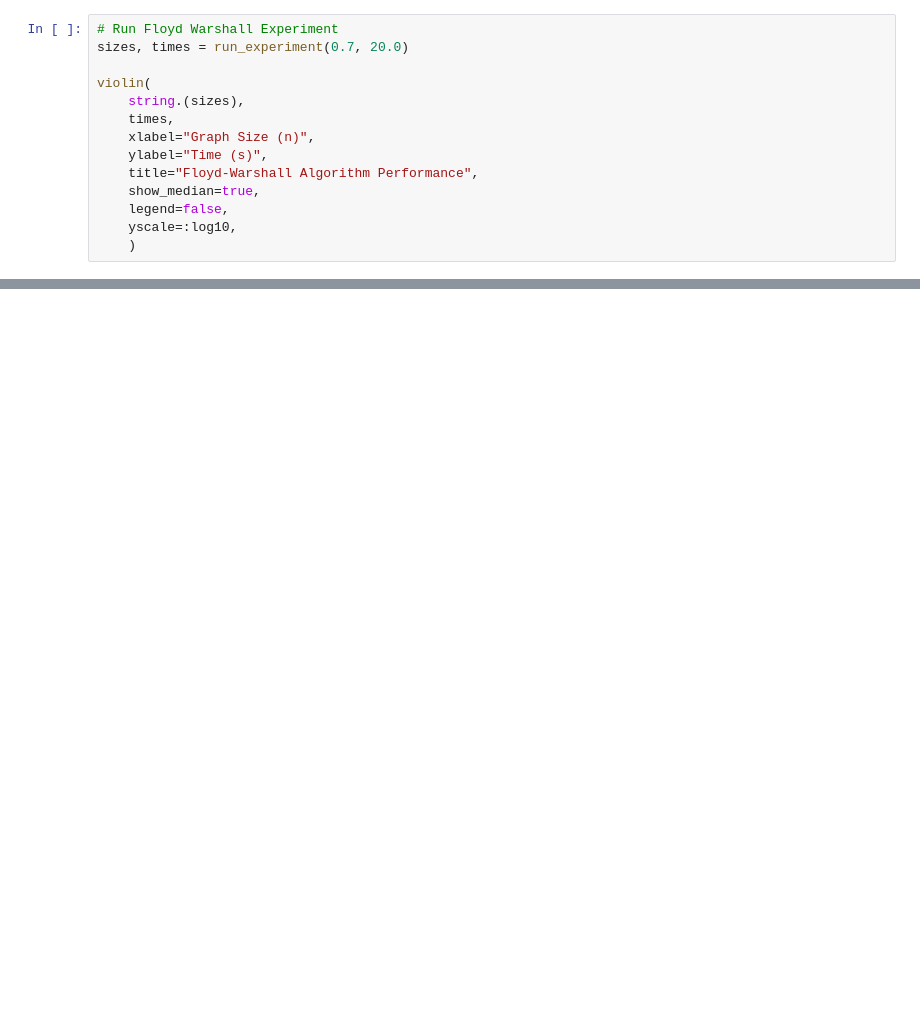
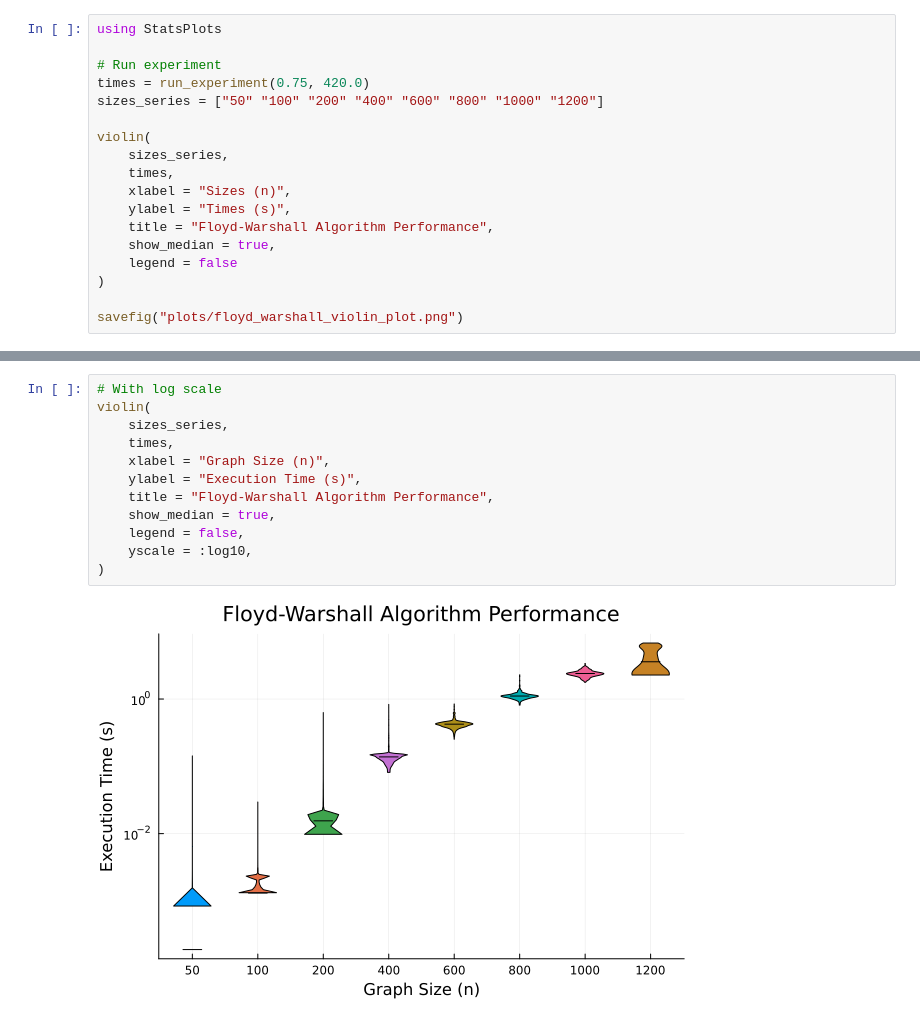
Before and after one commit to wujciak/DiscreteMath, a Jupyter notebook: path-finding/floyd-warshall.ipynb, the cells around one changed output, grey strips where cells are left out. Saved outputs shown, nothing was run; the diff lists cells and outputs as text; blank space fills up the shorter version.

```diff
--- a/path-finding/floyd-warshall.ipynb
+++ b/path-finding/floyd-warshall.ipynb
@@ -90,15 +85,19 @@ run_experiment (generic function with 3 methods)
 # %%
-# Run Floyd Warshall Experiment
-sizes, times = run_experiment(0.7, 20.0)
+using StatsPlots
+
+# Run experiment
+times = run_experiment(0.75, 420.0)
+sizes_series = ["50" "100" "200" "400" "600" "800" "1000" "1200"]
 
 violin(
-    string.(sizes),
+    sizes_series,
     times,
-    xlabel="Graph Size (n)",
-    ylabel="Time (s)",
-    title="Floyd-Warshall Algorithm Performance",
-    show_median=true,
-    legend=false,
-    yscale=:log10,
-    )
+    xlabel = "Sizes (n)",
+    ylabel = "Times (s)",
+    title = "Floyd-Warshall Algorithm Performance",
+    show_median = true,
+    legend = false
+)
+
+savefig("plots/floyd_warshall_violin_plot.png")
 # %% [output]
@@ -105,0 +121,14 @@ violin(
+# %%
+# With log scale
+violin(
+    sizes_series,
+    times,
+    xlabel = "Graph Size (n)",
+    ylabel = "Execution Time (s)",
+    title = "Floyd-Warshall Algorithm Performance",
+    show_median = true,
+    legend = false,
+    yscale = :log10,
+)
+# %% [output]
+[figure, added]
```
Also changed, not shown: parts of 5 cells of this notebook, 2 other files.
